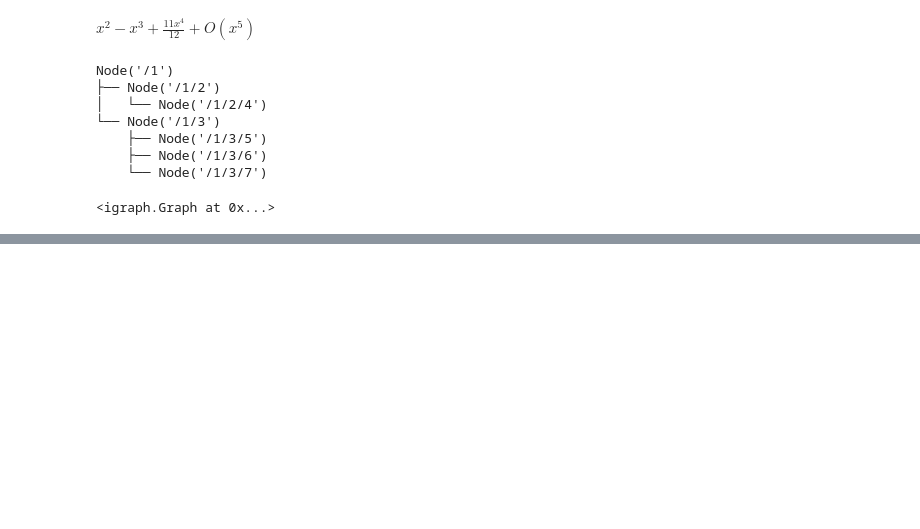
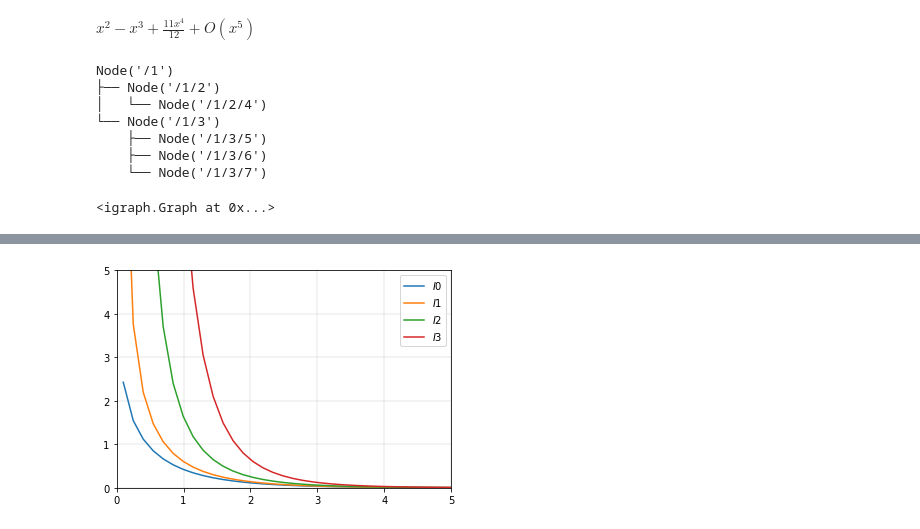
Before and after one commit to mualal/source, a Jupyter notebook: draft_experiments.ipynb, the cells around one changed output, grey strips where cells are left out. Saved outputs shown, nothing was run; the diff lists cells and outputs as text; code cells hidden in the pictures; blank space fills up the shorter version.

```diff
--- a/draft_experiments.ipynb
+++ b/draft_experiments.ipynb
@@ -54,0 +125,23 @@ graph
+# %%
+K0 = lambda t: besselk(0, t)
+K1 = lambda t: besselk(1, t)
+K2 = lambda t: besselk(2, t)
+K3 = lambda t: besselk(3, t)
+
+time = np.linspace(0.1,15,101)
+K0 = np.array([N(K0(i)) for i in time])
+K1 = np.array([N(K1(i)) for i in time])
+K2 = np.array([N(K2(i)) for i in time])
+K3 = np.array([N(K3(i)) for i in time])
+
+plt.plot(time, K0, label='$I0$')
+plt.plot(time, K1, label='$I1$')
+plt.plot(time, K2, label='$I2$')
+plt.plot(time, K3, label='$I3$')
+plt.xlim(0,5)
+plt.ylim(0,5)
+
+plt.legend()
+plt.grid(linewidth=0.3)
+# %% [output]
+[figure, added]
```
Also changed, not shown: parts of 3 cells of this notebook.
